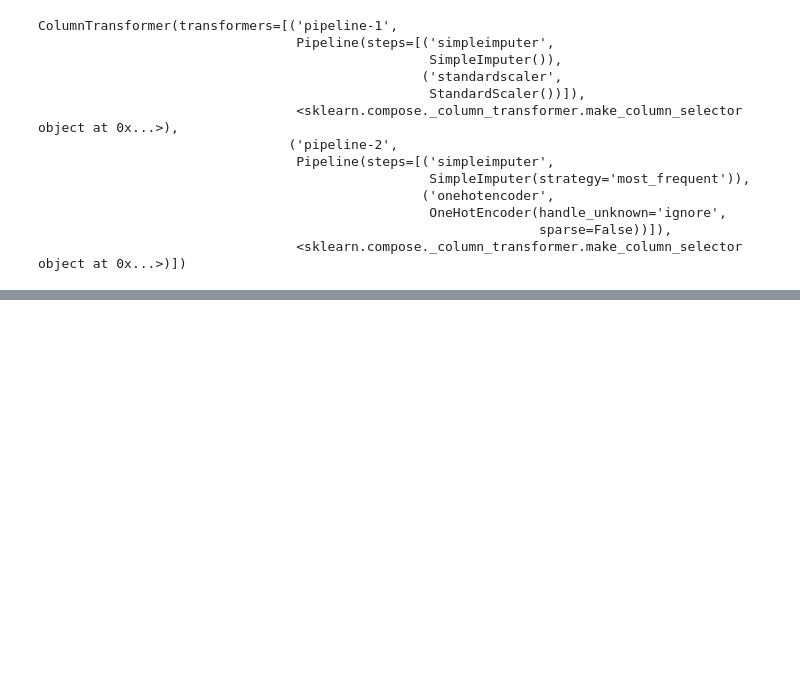
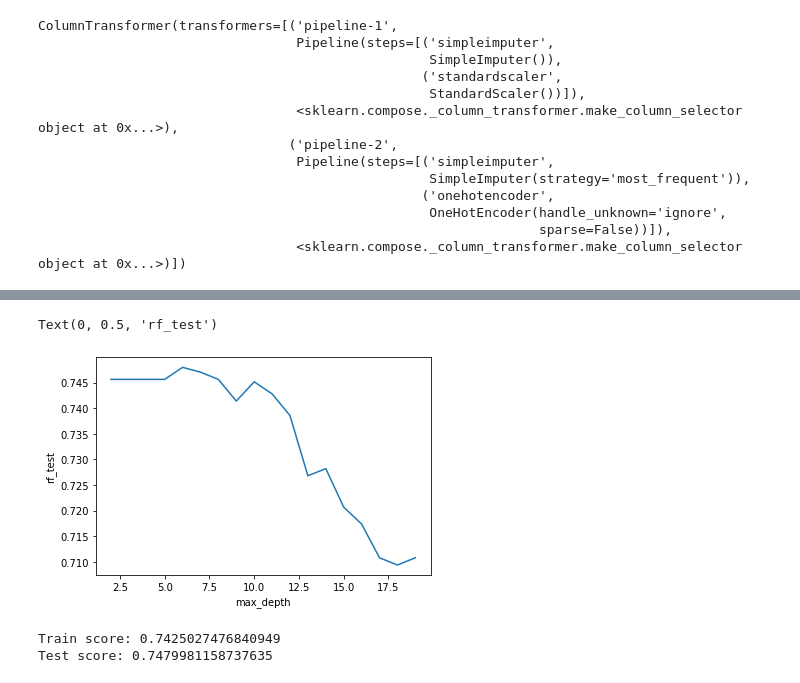
Before and after one commit to kpaulfran/spaceship_titanic, a Jupyter notebook: sapceship_titanic.ipynb, the cells around one changed output, grey strips where cells are left out. Drawn from its saved outputs; the diff is of its cells as text; code cells hidden in the pictures; blank space fills up the shorter version.

```diff
--- a/sapceship_titanic.ipynb
+++ b/sapceship_titanic.ipynb
@@ -432,7 +432,7 @@ ColumnTransformer(transformers=[('pipeline-1',
                                  <sklearn.compose._column_transformer.make_column_selector object at 0x...>)])
 # %%
 # transform train and test
-X_train_processed = preprocessor.transform(X_train)
-X_test_processed = preprocessor.transform(X_test)
+X_train = preprocessor.transform(X_train)
+X_test = preprocessor.transform(X_test)
 # %%
 # Comprueben los valores faltantes y que los datos se escalen y tengan una codificación one-hot
@@ -455,0 +464,30 @@ shape of data is (6369, 20)
+# %%
+max_depths = range(2,20,1)
+rf_train_score = []
+rf_test_score = []
+
+for depth in max_depths:
+  rf = RandomForestClassifier(max_depth = depth, random_state = 42)
+  rf.fit(X_train, y_train)
+  rf.predict(X_test)
+  rf_train_score.append(rf.score(X_train, y_train))
+  rf_test_score.append(rf.score(X_test, y_test))
+# %%
+plt.plot(max_depths, rf_test_score)
+plt.xlabel('max_depth')
+plt.ylabel('rf_test')
+# %% [output]
+Text(0, 0.5, 'rf_test')
+[figure, added]
+# %%
+rf = RandomForestClassifier(max_depth = 6, random_state = 42)
+rf.fit(X_train, y_train)
+rf.predict(X_test)
+rf_train_score = rf.score(X_train, y_train)
+rf_test_score = rf.score(X_test, y_test)
+
+print('Train score:',rf_train_score)
+print('Test score:', rf_test_score)
+# %% [output]
+Train score: 0.7425027476840949
+Test score: 0.7479981158737635
```
Also changed, not shown: parts of 4 cells of this notebook.
